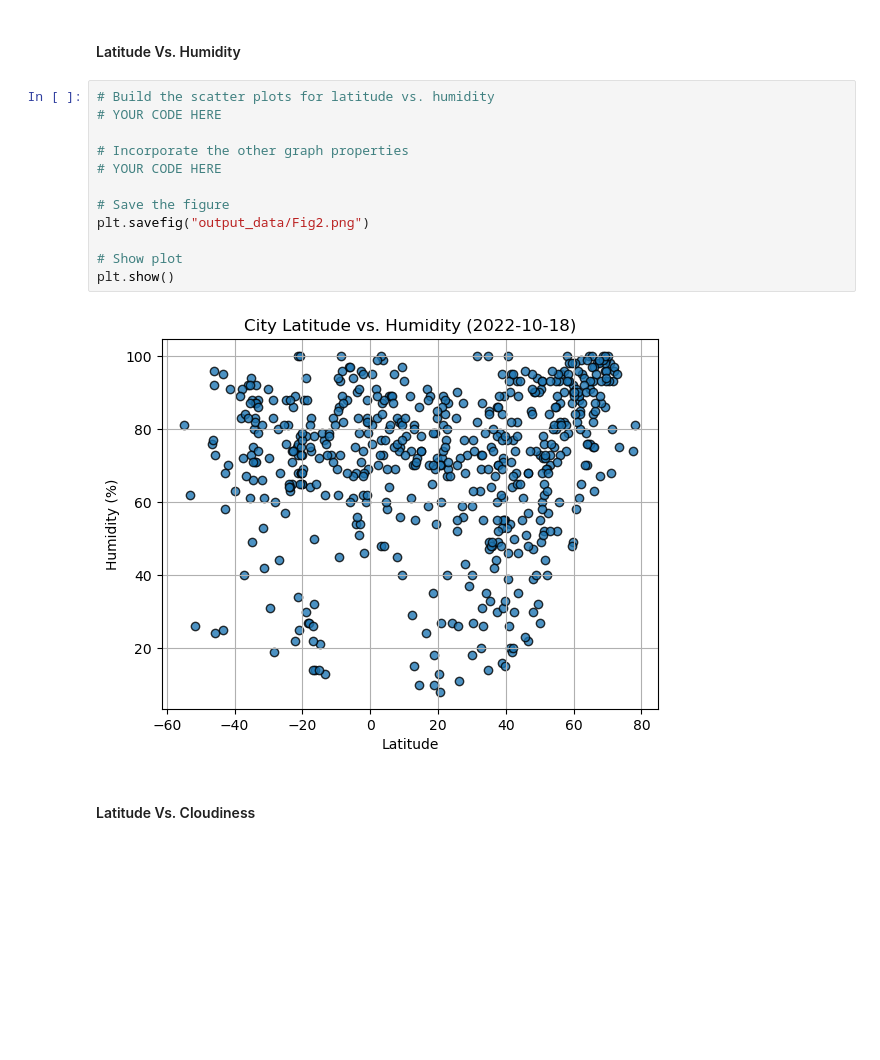
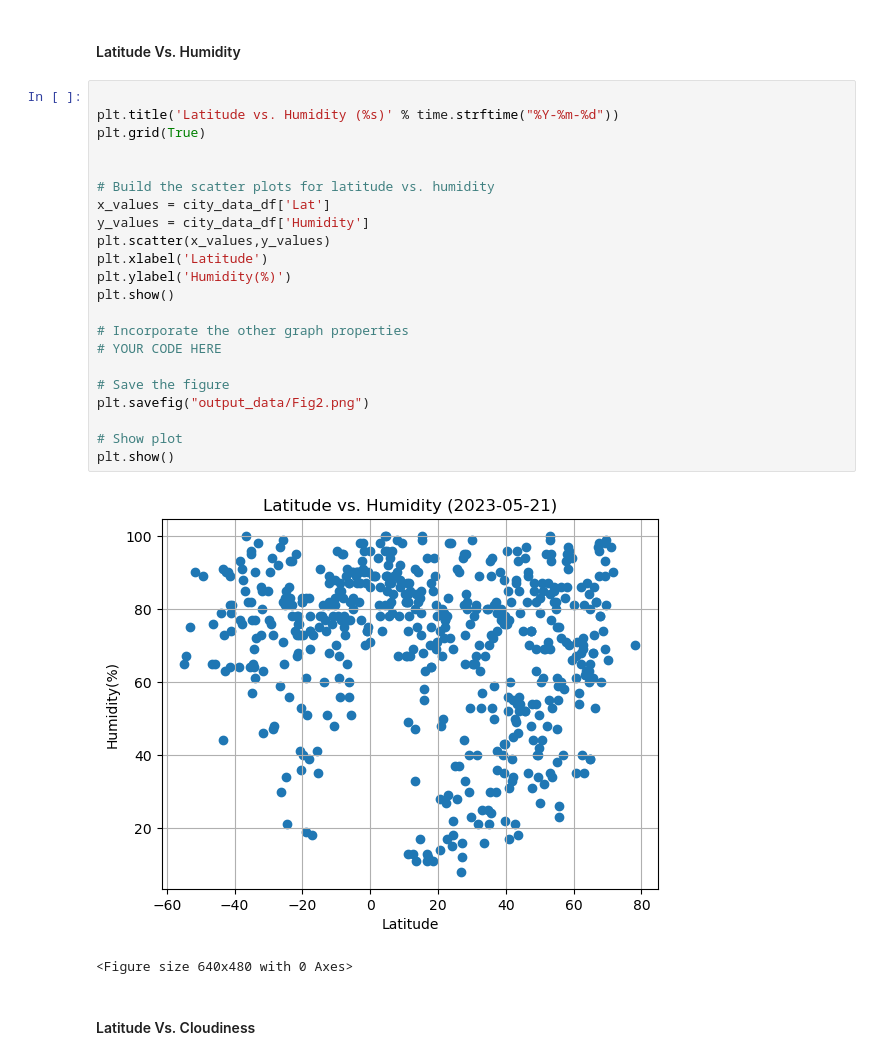
Before and after one commit to dgnilusha/python-api-challenge, a Jupyter notebook: Weatherpy/starter_code/WeatherPy.ipynb, the cells around one changed output. Cells and saved outputs as stored; diff of their text form; blank space fills up the shorter version.

```diff
--- a/Weatherpy/starter_code/WeatherPy.ipynb
+++ b/Weatherpy/starter_code/WeatherPy.ipynb
@@ -206,19 +263,30 @@ plt.show()
 # %% [markdown]
 #### Latitude Vs. Humidity
 # %%
+
+plt.title('Latitude vs. Humidity (%s)' % time.strftime("%Y-%m-%d"))
+plt.grid(True)
+
+
 # Build the scatter plots for latitude vs. humidity
-# YOUR CODE HERE
+x_values = city_data_df['Lat']
+y_values = city_data_df['Humidity']
+plt.scatter(x_values,y_values)
+plt.xlabel('Latitude')
+plt.ylabel('Humidity(%)')
+plt.show()
 
 # Incorporate the other graph properties
 # YOUR CODE HERE
 
 # Save the figure
 plt.savefig("output_data/Fig2.png")
 
 # Show plot
 plt.show()
 # %% [output]
-[figure, old version]
+[figure, new version]
+<Figure size 640x480 with 0 Axes>
 # %% [markdown]
 #### Latitude Vs. Cloudiness
 # %%
```
Also changed, not shown: parts of 39 cells of this notebook, 2 other files.
